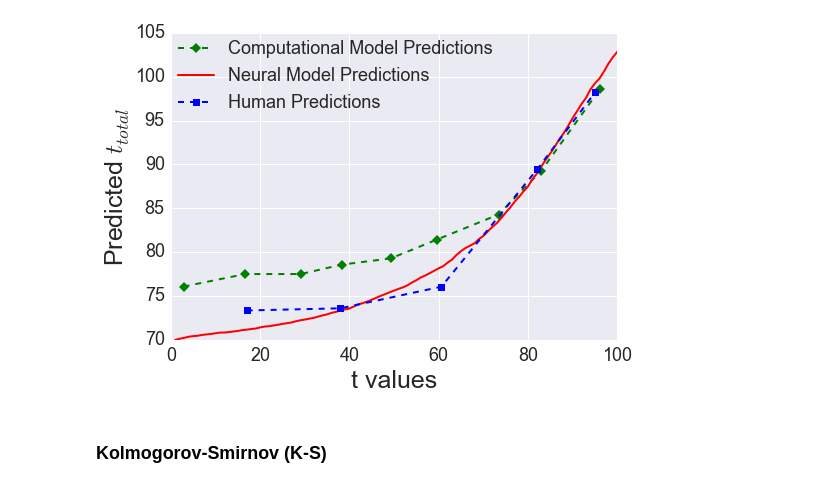
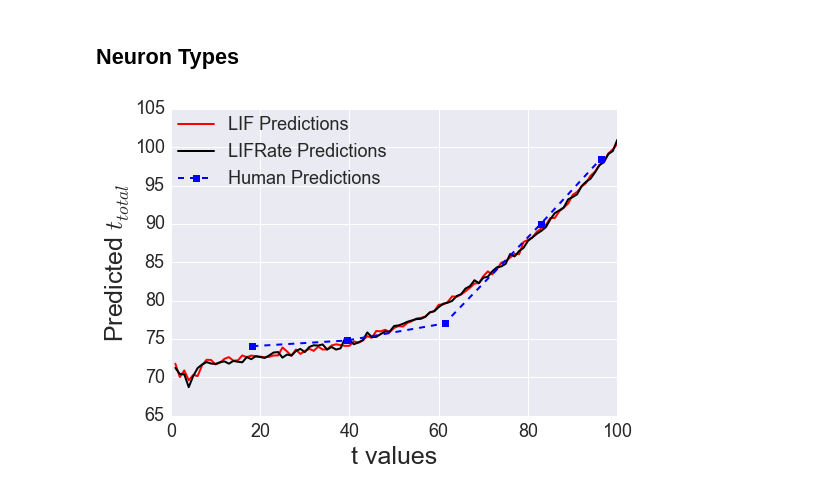
Before and after one commit to ctn-waterloo/cogsci17-infer, a Jupyter notebook: results/results-plots.ipynb, the cells around one changed output. Saved outputs shown, nothing was run; the diff lists cells and outputs as text; code cells hidden in the pictures.

Commit message:
paper revision

```diff
--- a/results/results-plots.ipynb
+++ b/results/results-plots.ipynb
@@ -6,3 +6,12 @@ import cPickle as pickle
 import matplotlib.pyplot as plt
 import numpy as np
 import sys
+sns.set_style('darkgrid')
+sns.set_context("paper")
+rc={'xtick.labelsize': 22, 'ytick.labelsize': 22}
+sns.set(rc=rc)
+
+import matplotlib as mpl
+label_size = 18
+mpl.rcParams['xtick.labelsize'] = label_size
+mpl.rcParams['ytick.labelsize'] = label_size
@@ -52,14 +206,37 @@ y_tm = [76.07142857142856,
+# %% [markdown]
+## Neuron Types
+# %%
+# pickle file containing neural model results
+fname = "neural_predictions800_LIFRate99276.p" #neural_predictions_direct99276.p"
+data = pickle.load(open(fname, 'rb'))
+
+node_predictions_LIFRate = []
+obs_age = []
+for key, value in data.items():
+    obs_age.append(key)
+    node_predictions_LIFRate.append(value[1])
+
+
+##################################################################################
+# pickle file containing neural model results
+fname = "neural_predictions800_LIF99276.p" #neural_predictions_direct99276.p"
+data = pickle.load(open(fname, 'rb'))
+
+node_predictions_LIF= []
+obs_age = []
+for key, value in data.items():
+    obs_age.append(key)
+    node_predictions_LIF.append(value[1])
 # %%
-sns.set_style('darkgrid')
-tenenbaum_model = plt.plot(x_tm, y_tm, 'gD--', linewidth=2.0, label="Computational Model Predictions")
-nengo_model = plt.plot(obs_age, node_predictions, 'r', linewidth=2.0, label="Neural Model Predictions")
+#plt.figure(figsize=(7,7))
+#tenenbaum_model = plt.plot(x_tm, y_tm, 'gD--', linewidth=2.0, label="Computational Model Predictions")
+nengo_model = plt.plot(obs_age, node_predictions_LIF, 'r', linewidth=2.0, label="LIF Predictions")
+plt.plot(obs_age, node_predictions_LIFRate, 'k', linewidth=2.0, label="LIFRate Predictions")
 human = plt.plot(x_h, y_h, 'bs--', linewidth=2.0, label="Human Predictions")
 plt.xlabel("t values", fontsize=25)
 plt.ylabel("Predicted $t_{total}$", fontsize=25)
+plt.savefig('model_predictions.pdf', bbox_inches='tight', dpi=300)
 plt.legend(bbox_to_anchor=(0, 1), loc=2, borderaxespad=0., fontsize=18)
-plt.savefig('model_predictions.pdf', bbox_inches='tight', dpi=300)
 plt.show()
 # %% [output]
-[figure, old version]
+[figure, new version]
-# %% [markdown]
-### Kolmogorov-Smirnov (K-S)
```
Also changed, not shown: parts of 13 cells of this notebook.
